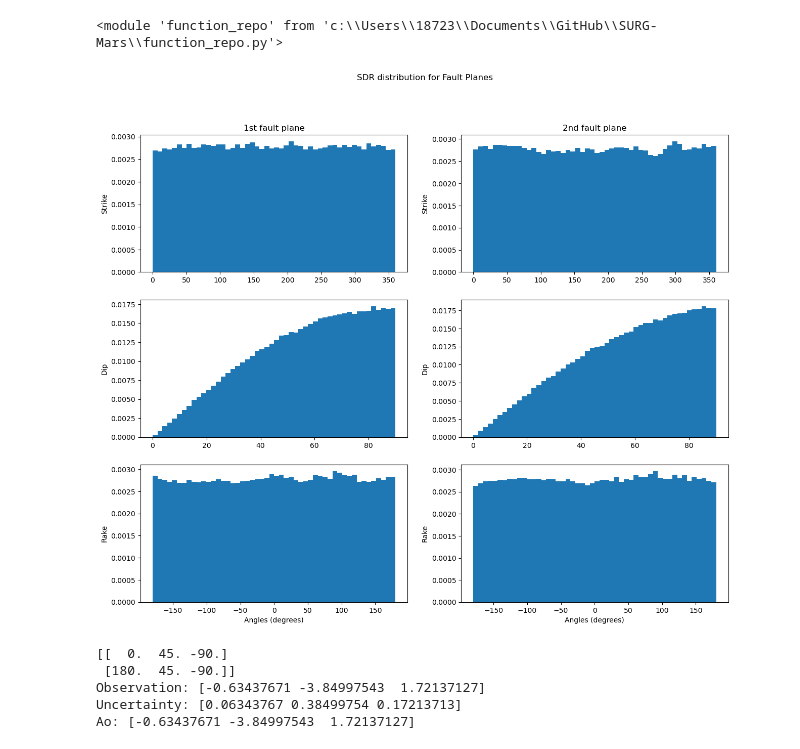
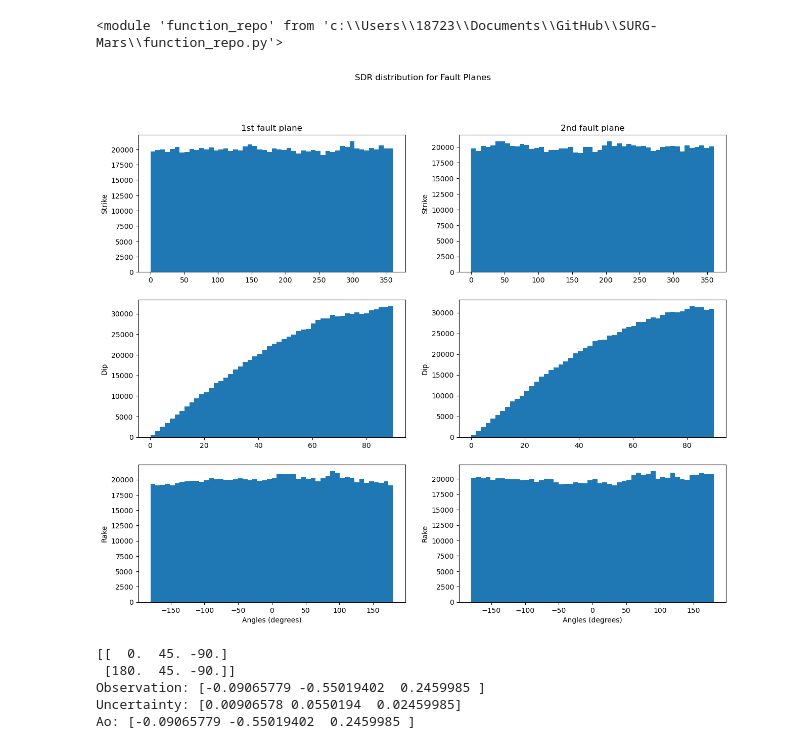
Before and after one commit to victoragaba/SURG-Mars, a Jupyter notebook: black-box.ipynb, the cells around one changed output. Saved outputs shown, nothing was run; the diff lists cells and outputs as text; code cells hidden in the pictures.

```diff
--- a/black-box.ipynb
+++ b/black-box.ipynb
@@ -11,6 +11,7 @@ importlib.reload(fr)
 <module 'function_repo' from 'c:\\Users\\18723\\Documents\\GitHub\\SURG-Mars\\function_repo.py'>
 # %%
 ## GENERATING SAMPLES
+# Don't use k_hat component for starting direction
 
 """
 Explain the sinusoidal dip distribution
@@ -23,37 +24,37 @@ sdr1 = []
 sdr2 = []
 
 for t in t_samples:
     p_rotations = fr.uniform_samples(N, [0, np.pi])
-    p_start = fr.starting_direc(t, fr.j_hat)
+    p_start = fr.starting_direc(t, stats.norm.rvs(size=3)) # play around with this
     for theta in p_rotations:
         p = fr.rotate(p_start, t, theta)
         sdr1_emt, sdr2_emt = fr.tp2sdr(fr.coord_switch(t), fr.coord_switch(p))
         sdr1.append(sdr1_emt)
         sdr2.append(sdr2_emt)
 
 # Histograms for sdr1 and sdr2
 fig1 = plt.figure(figsize=(15,12))
 plt.suptitle("SDR distribution for Fault Planes")
 
 ylabels = ["Strike", "Dip", "Rake"]
 
 for i in range(3):
     plt.subplot(3,2,2*i+1)
-    plt.hist([np.rad2deg(emt[i]) for emt in sdr1], bins=50, density=True)
+    plt.hist([np.rad2deg(emt[i]) for emt in sdr1], bins=50)
     if i == 0: plt.title("1st fault plane")
     plt.ylabel(ylabels[i])
 plt.xlabel("Angles (degrees)")
 
 for i in range(3):
     plt.subplot(3,2,2*(i+1))
-    plt.hist([np.rad2deg(emt[i]) for emt in sdr2], bins=50, density=True)
+    plt.hist([np.rad2deg(emt[i]) for emt in sdr2], bins=50)
     if i == 0: plt.title("2nd fault plane")
     plt.ylabel(ylabels[i])
 
 plt.xlabel("Angles (degrees)")
 plt.show()
 # %% [output]
-[figure, old version]
+[figure, new version]
 # %%
 
 ## TESTING PREDICTIVE POWER
@@ -79,7 +80,8 @@ t, p = np.array([1,0,0]), np.array([0,0,1])
 faults = fr.tp2sdr(fr.coord_switch(t), fr.coord_switch(p))
 faults = np.rad2deg(np.array(faults))
 print(faults)
-scale = stats.uniform.rvs(0.5,10) # necessary?
+# scale = stats.uniform.rvs(0.5,10) # necessary?
+scale = 1
 """
 Confirm scale
 """
@@ -95,9 +97,9 @@ print(f"Ao: {Ao}")
 # %% [output]
 [[  0.  45. -90.]
  [180.  45. -90.]]
-Observation: [-0.63437671 -3.84997543  1.72137127]
-Uncertainty: [0.06343767 0.38499754 0.17213713]
-Ao: [-0.63437671 -3.84997543  1.72137127]
+Observation: [-0.09065779 -0.55019402  0.2459985 ]
+Uncertainty: [0.00906578 0.0550194  0.02459985]
+Ao: [-0.09065779 -0.55019402  0.2459985 ]
 # %%
 ## DATAFRAME
 
```
Also changed, not shown: parts of 1 cell of this notebook, 5 other files.
